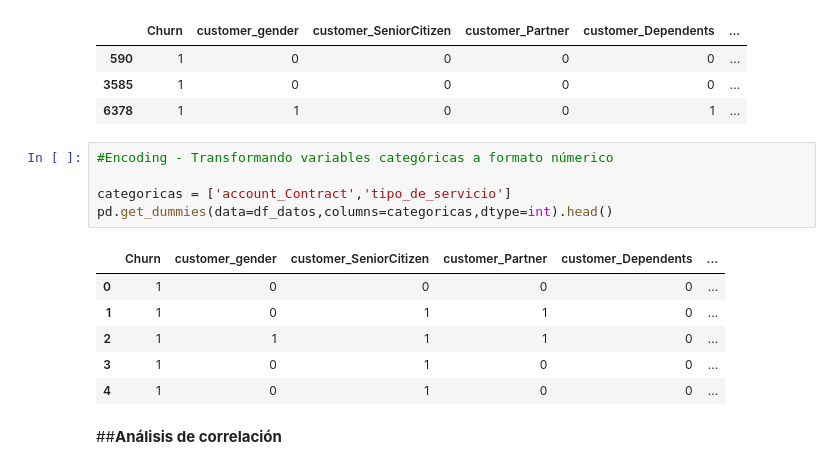
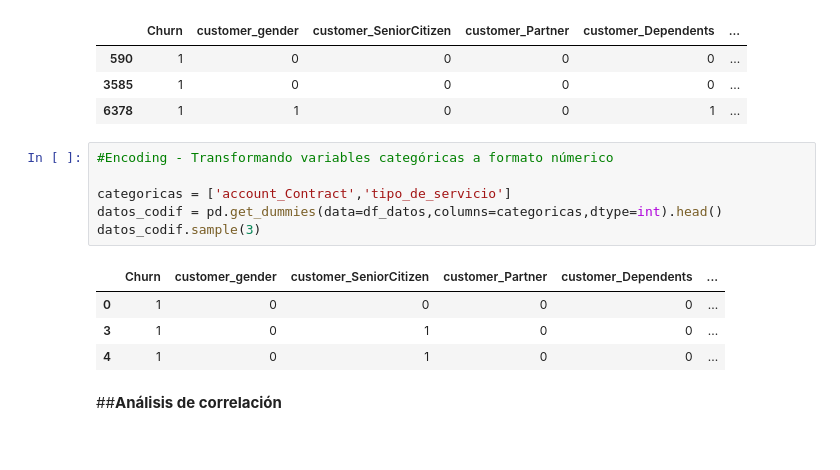
Before and after one commit to Nore-gibhub/Challenge3_TelecomX_part2, a Jupyter notebook: challenge3.ipynb, the cells around one changed output. Cells and saved outputs as stored; diff of their text form.

```diff
--- a/challenge3.ipynb
+++ b/challenge3.ipynb
@@ -91,13 +91,12 @@ df_datos.sample(3)
 # %%
 #Encoding - Transformando variables categóricas a formato númerico
 
 categoricas = ['account_Contract','tipo_de_servicio']
-pd.get_dummies(data=df_datos,columns=categoricas,dtype=int).head()
+datos_codif = pd.get_dummies(data=df_datos,columns=categoricas,dtype=int).head()
+datos_codif.sample(3)
 # %% [output]
 |  | Churn | customer_gender | customer_SeniorCitizen | customer_Partner | customer_Dependents | ... |
 | 0 | 1 | 0 | 0 | 0 | 0 | ... |
-| 1 | 1 | 0 | 1 | 1 | 0 | ... |
-| 2 | 1 | 1 | 1 | 1 | 0 | ... |
 | 3 | 1 | 0 | 1 | 0 | 0 | ... |
 | 4 | 1 | 0 | 1 | 0 | 0 | ... |
 # %% [markdown]
```
